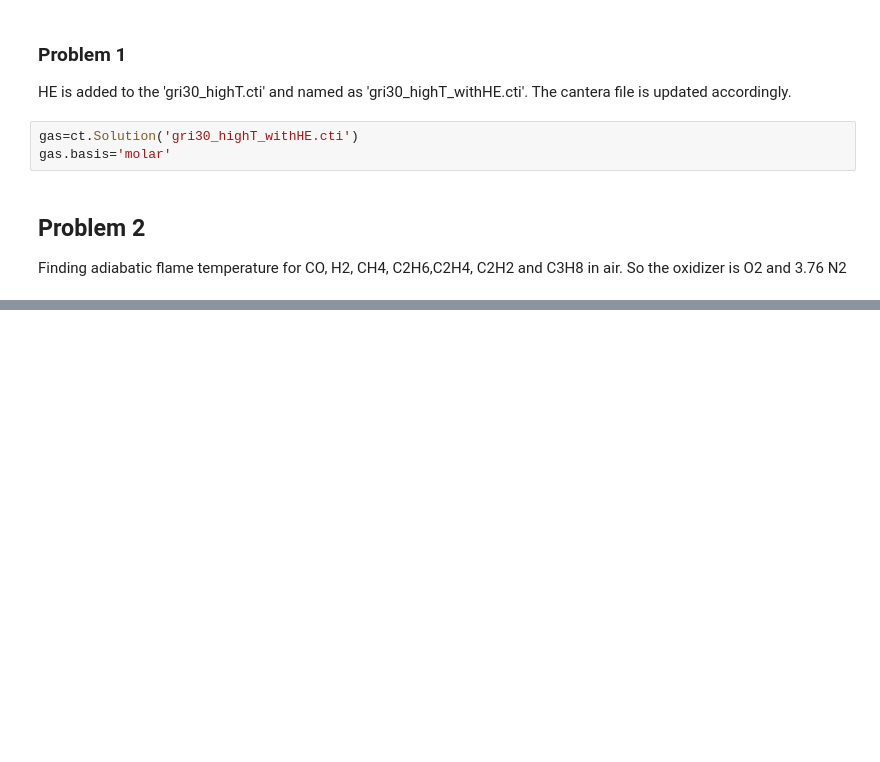
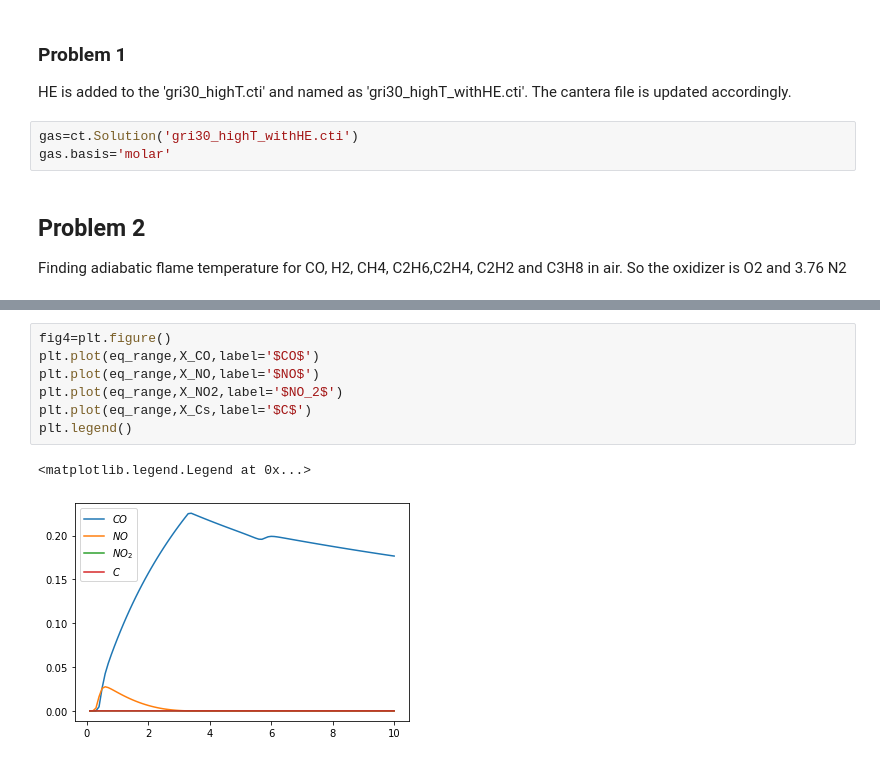
Before and after one commit to riasat1235/Combustion_projects, a Jupyter notebook: Project1_Adiabatic flame temperature.ipynb, the cells around one changed output, grey strips where cells are left out. Saved outputs shown, nothing was run; the diff lists cells and outputs as text; blank space fills up the shorter version.

```diff
--- a/Project1_Adiabatic flame temperature.ipynb
+++ b/Project1_Adiabatic flame temperature.ipynb
@@ -54,0 +102,10 @@ list
+# %%
+fig4=plt.figure()
+plt.plot(eq_range,X_CO,label='$CO$')
+plt.plot(eq_range,X_NO,label='$NO$')
+plt.plot(eq_range,X_NO2,label='$NO_2$')
+plt.plot(eq_range,X_Cs,label='$C$')
+plt.legend()
+# %% [output]
+<matplotlib.legend.Legend at 0x...>
+[figure, added]
```
Also changed, not shown: parts of 9 cells of this notebook.
